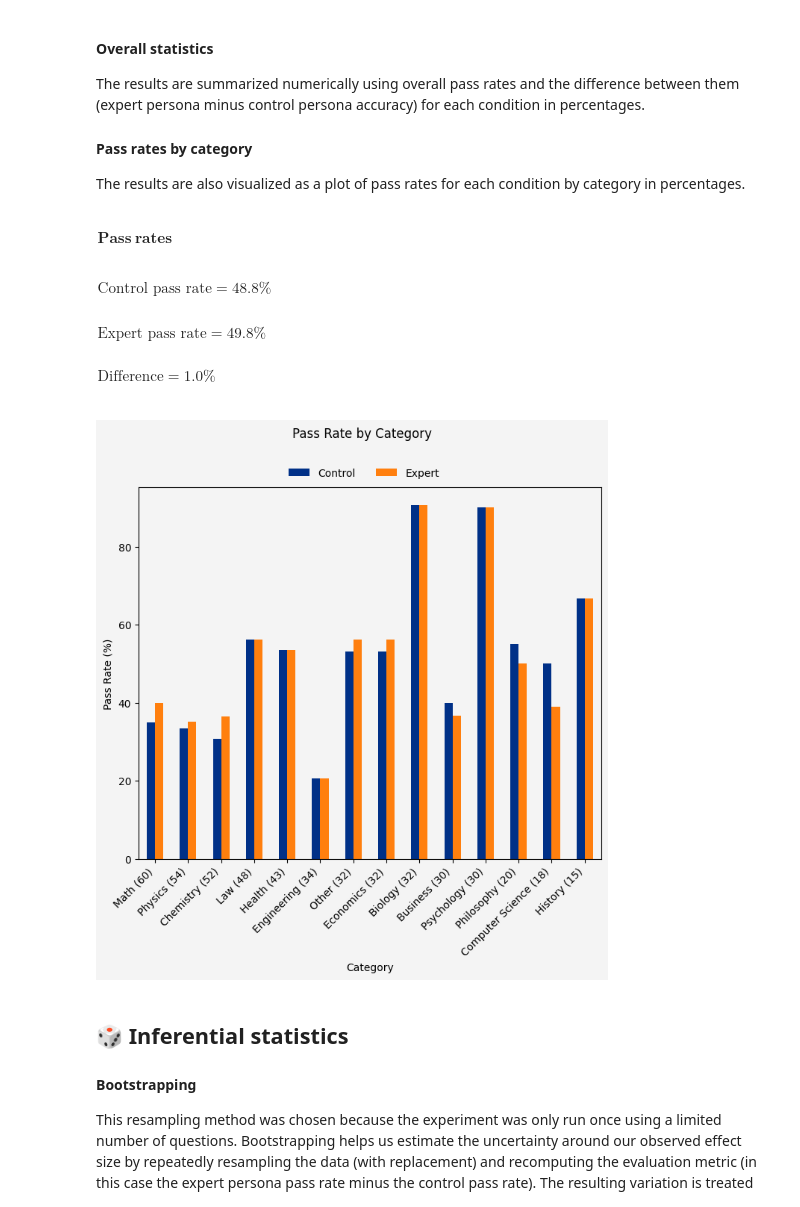
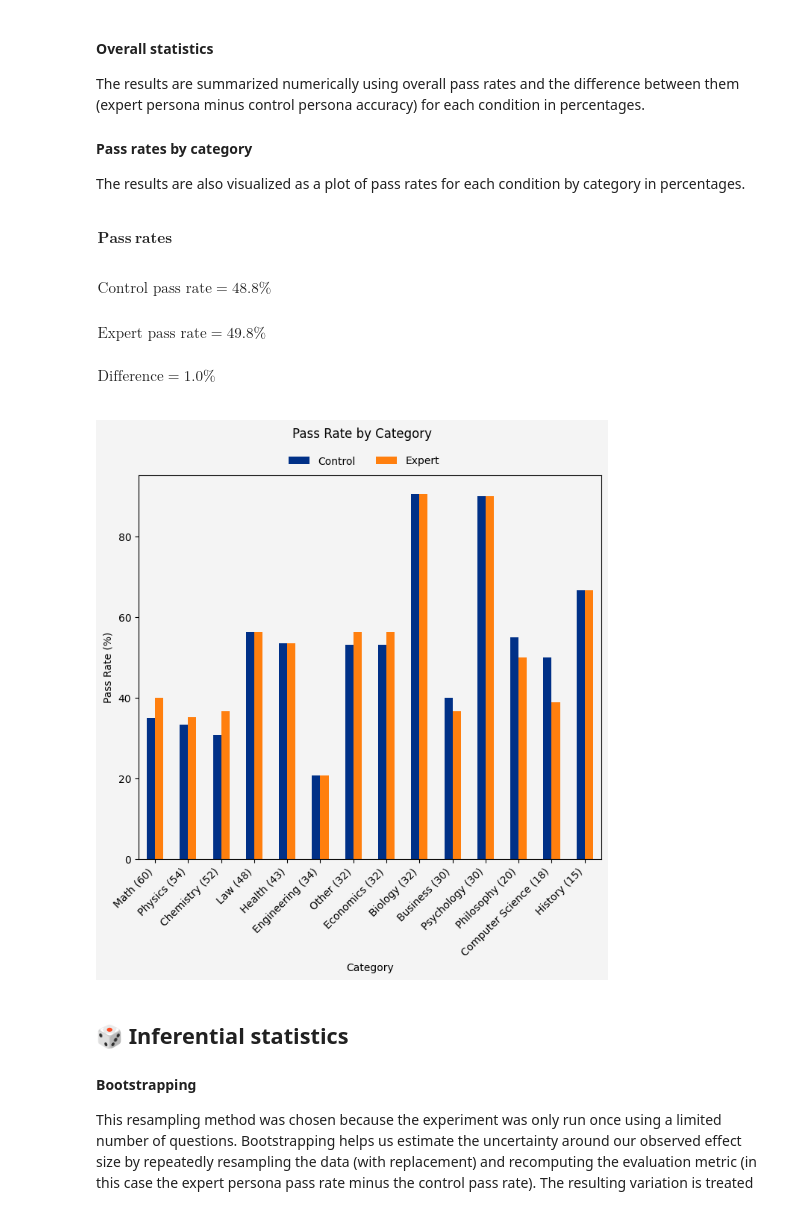
Before and after one commit to jcarterlab/expert-persona-eval, a Jupyter notebook: eval_analysis.ipynb, the cells around one changed output. Cells and saved outputs as stored; diff of their text form; code cells hidden in the pictures.

Commit message:
chore: adjust plot image title y

```diff
--- a/eval_analysis.ipynb
+++ b/eval_analysis.ipynb
@@ -152,35 +152,35 @@ plot_df.plot(kind='bar', ax=ax, color=['#003087', '#FF7F0E'])
 ax.set_ylabel('Pass Rate (%)')
 ax.set_xlabel('Category')
 
 fig.suptitle('Pass Rate by Category', y=1)
 
 ax.legend(
     loc='lower center',
     bbox_to_anchor=(0.4875, 1),
     ncol=len(plot_df.columns),
     frameon=False
 )
 
 plt.xticks(rotation=45, ha='right')
 
-plt.subplots_adjust(top=0.875)
+plt.subplots_adjust(top=0.9)
 
 fig.savefig(
     'assets/pass_rate_by_category.svg',
     format="svg",
     dpi=600,
     bbox_inches="tight"
 )
 
 plt.show()
 
 print()
 # %% [output]
 $\displaystyle \begin{array}{l} \\ \\ \mathbf{Pass\ rates} \\ \end{array}$
 $\displaystyle \begin{array}{l} \text{Control pass rate} = 48.8\% \end{array}$
 $\displaystyle \begin{array}{l} \text{Expert pass rate} = 49.8\% \end{array}$
 $\displaystyle \begin{array}{l} \text{Difference} = 1.0\% \\ \\ \end{array}$
-[figure, old version]
+[figure, new version]
 # %% [markdown]
 ## 🎲 Inferential statistics
 
```
Also changed, not shown: parts of 2 cells of this notebook, 3 other files.
